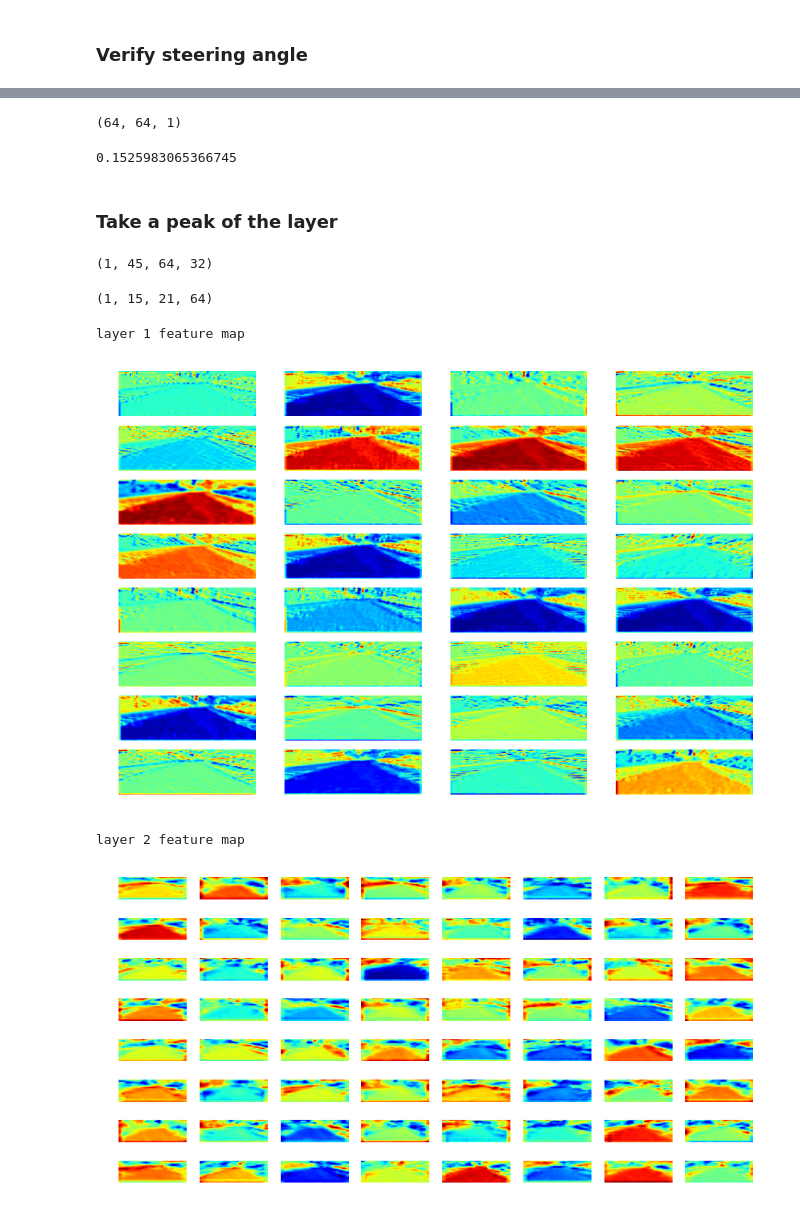
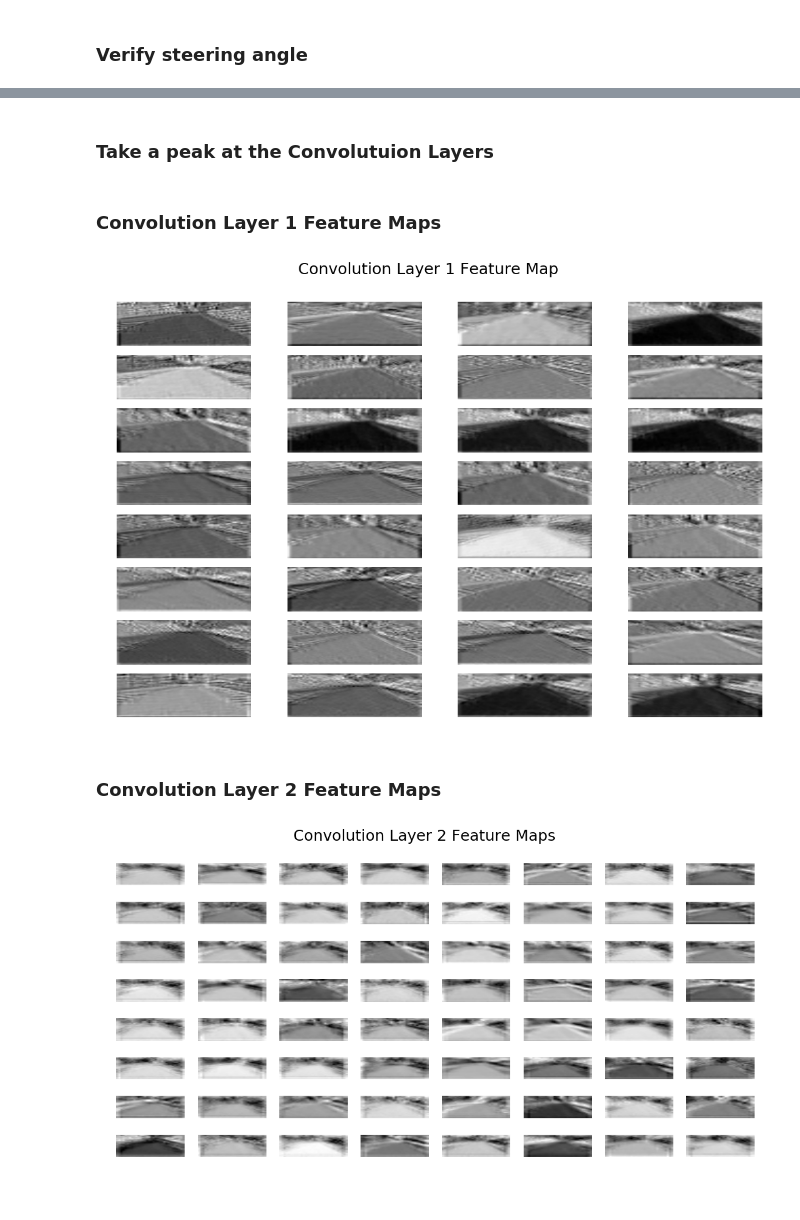
Before and after one commit to JLee21/Udacity-Self-Driving-Car-NanoDegree-Term-1, a Jupyter notebook: p3-behavioural-cloning/carnd-behavioral-cloning-p3/ai-model-notebook.ipynb, the cells around one changed output, grey strips where cells are left out. Saved outputs shown, nothing was run; the diff lists cells and outputs as text; code cells hidden in the pictures.

```diff
--- a/p3-behavioural-cloning/carnd-behavioral-cloning-p3/ai-model-notebook.ipynb
+++ b/p3-behavioural-cloning/carnd-behavioral-cloning-p3/ai-model-notebook.ipynb
@@ -465,6 +484,13 @@ plt.show();
 # %%
+from keras.models import load_model
+model = load_model('models\\model-ricky-jc-udac-aws.h5')
+
 img = cv2.imread(r"D:\SDC\p3-Behavioural-Cloning\p3-behavorial-cloning\ricky\clockwise\IMG\center_2017_03_18_11_39_30_788.jpg")
-img.shape
-plt.imshow(img)
-plt.show();
+img = cv2.cvtColor(img, cv2.COLOR_BGR2RGB)
+img = convert_to_hsv(img)
+img = resize(img)
+img = img[...,1,None]
+
+steering_angle = float(model.predict(img[None,...], batch_size=1))
+steering_angle
 # %% [output]
@@ -472,60 +498,56 @@ plt.show();
-# %%
-img = convert_to_hsv(img)
-img = resize(img_hsv)
-img_s = img[...,1,None]
-img_s.shape
-# %% [output]
-(64, 64, 1)
-# %%
-steering_angle = float(model.predict(img_s[None,...], batch_size=1))
-steering_angle
-# %% [output]
-0.1525983065366745
 # %% [markdown]
-### Take a peak of the layer
+### Take a peak at the Convolutuion Layers
 # %%
 layer1 = Model(input=model.input, output=model.get_layer('conv1').output)
 layer2 = Model(input=model.input, output=model.get_layer('conv2').output)
+layer3 = Model(input=model.input, output=model.get_layer('conv3').output)
 
-visual_layer1 = layer1.predict(img_s[None, ...])
-visual_layer2 = layer2.predict(img_s[None, ...])
+
+visual_layer1 = layer1.predict(img[None, ...])
+visual_layer2 = layer2.predict(img[None, ...])
+visual_layer3 = layer3.predict(img[None, ...])
 # %%
 visual_layer1.shape
 visual_layer2.shape
+visual_layer3.shape
 
-arr_1, arr_2, layer_1, layer_2 = [], [], [], []
+arr_1, arr_2, arr_3  = [], [], []
+layer_1, layer_2, layer_3 = [], [], []
+
 for i in range(32):
     arr_1.append(visual_layer1[0, :, :, i])
 for i in range(64):
     arr_2.append(visual_layer2[0, :, :, i])
+for i in range(128):
+    arr_3.append(visual_layer3[0, :, :, i])
+pass;
-# %% [output]
-(1, 45, 64, 32)
-(1, 15, 21, 64)
+# %% [markdown]
+### Convolution Layer 1 Feature Maps
 # %%
-print("layer 1 feature map")
-
 plt.figure(figsize=(12,8))
+plt.suptitle('Convolution Layer 1 Feature Map', fontsize=18)
 for i in range(32):
     plt.subplot(8, 4, i+1)
     temp = arr_1[i]
     temp = cv2.resize(temp, (200, 66), cv2.INTER_AREA)
-    plt.imshow(cv2.applyColorMap(temp, cv2.COLORMAP_BONE))
+    plt.imshow(temp, cmap='gray')
     plt.axis('off')
+plt.savefig('write-up/conv-layer-1.png', transparent=True)
 plt.show();
 # %% [output]
-layer 1 feature map
-[figure, old version]
+[figure, new version]
+# %% [markdown]
+### Convolution Layer 2 Feature Maps
 # %%
-print("layer 2 feature map")
-
 plt.figure(figsize=(12,6))
+plt.suptitle('Convolution Layer 2 Feature Maps', fontsize=18)
 for i in range(64):
     plt.subplot(8, 8, i+1)
     temp = arr_2[i]
     temp = cv2.resize(temp, (200, 66), cv2.INTER_AREA)
-    plt.imshow(cv2.applyColorMap(temp, cv2.COLORMAP_SUMMER))
+    plt.imshow(temp, cmap='gray')
     plt.axis('off')
+plt.savefig('write-up/conv-layer-2.png', transparent=True)
 plt.show();
 # %% [output]
-layer 2 feature map
-[figure, old version]
+[figure, new version]
```
Also changed, not shown: parts of 31 cells of this notebook.
